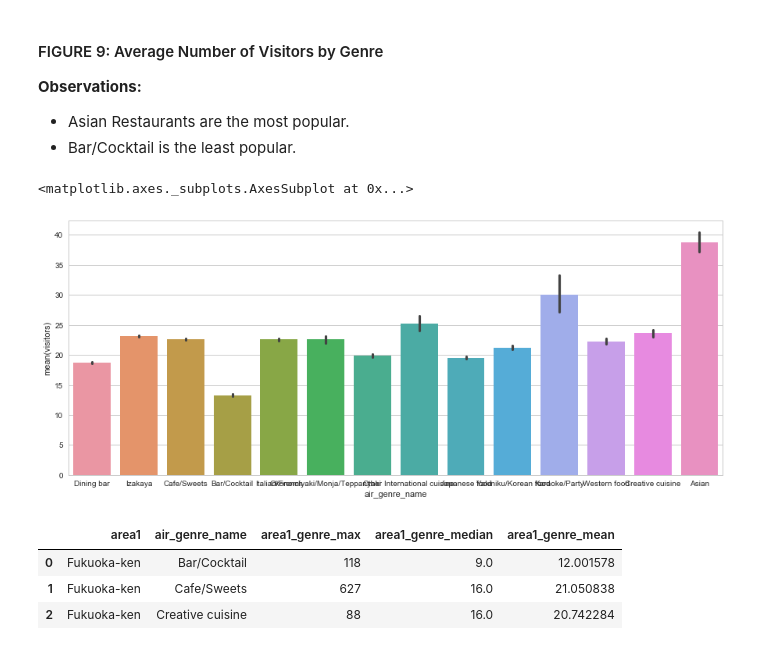
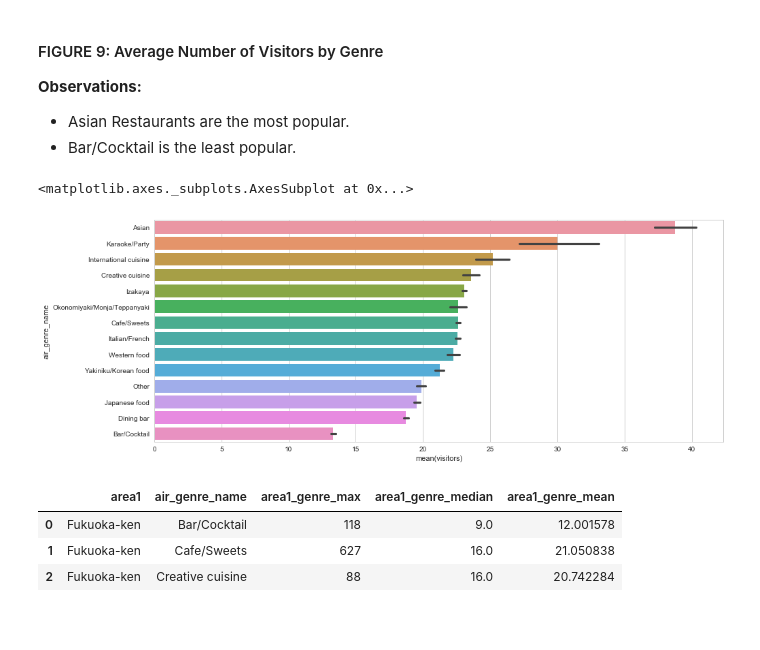
Before and after one commit to yiqingyang75/Kaggle-Restaurant-Visitor-Forecasting, a Jupyter notebook: py/Recruit Restaurant Visitor Forecasting.ipynb, the cells around one changed output. Saved outputs shown, nothing was run; the diff lists cells and outputs as text; code cells hidden in the pictures; blank space fills up the shorter version.

```diff
--- a/py/Recruit Restaurant Visitor Forecasting.ipynb
+++ b/py/Recruit Restaurant Visitor Forecasting.ipynb
@@ -529,11 +554,12 @@ sns.barplot(x = store_info["area1"], y=store_info["visitors"])
 __Observations:__
 - Asian Restaurants are the most popular.
 - Bar/Cocktail is the least popular.
-# %%
-sns.barplot(x = store_info["air_genre_name"], y=store_info["visitors"])
-# %% [output]
-<matplotlib.axes._subplots.AxesSubplot at 0x...>
-[figure, removed]
+# %%
+order_genre = store_info.groupby(["air_genre_name"])["visitors"].mean().reset_index().sort_values("visitors",ascending = False)
+sns.barplot(y = store_info["air_genre_name"], x=store_info["visitors"],order= order_genre["air_genre_name"])
+# %% [output]
+<matplotlib.axes._subplots.AxesSubplot at 0x...>
+[figure, added]
 # %%
 genre_area = store_info.groupby(["area1","air_genre_name"])["visitors"].aggregate([max,np.median,np.mean]).reset_index()
 genre_area.rename(columns={'max': 'area1_genre_max', 'median': 'area1_genre_median','mean': 'area1_genre_mean'},inplace=True)
```
Also changed, not shown: parts of 28 cells of this notebook, 13 other files.
